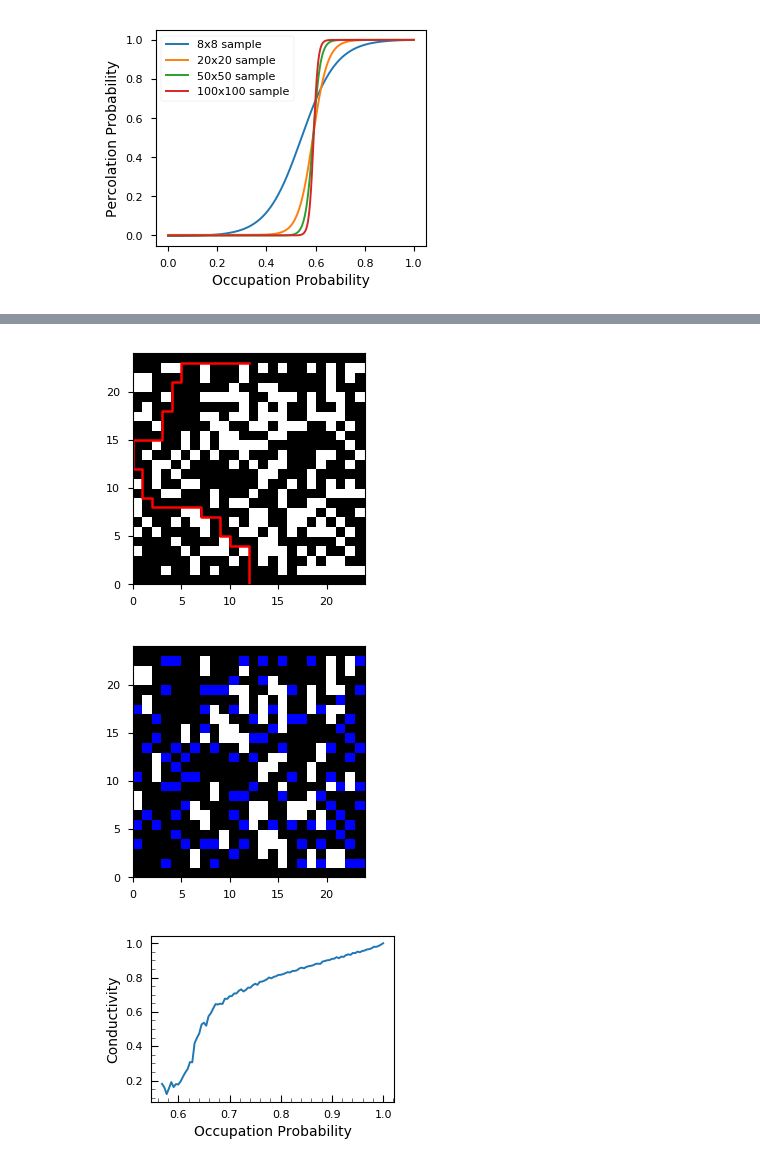
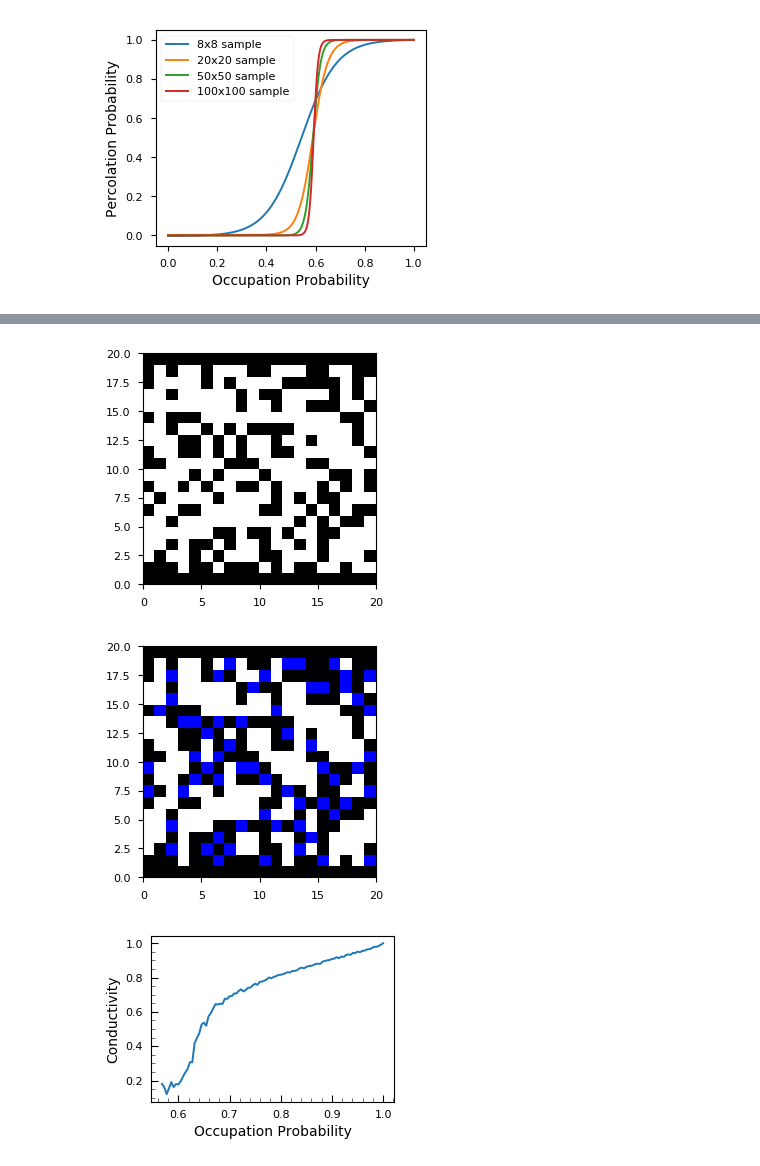
Before and after one commit to prabowobagas/Jupyter-Notebook-Thesis, a Jupyter notebook: Weekly Journal.ipynb, the cells around one changed output, grey strips where cells are left out. Cells and saved outputs as stored; diff of their text form; code cells hidden in the pictures.

```diff
--- a/Weekly Journal.ipynb
+++ b/Weekly Journal.ipynb
@@ -804,8 +809,8 @@ def shortest10_paths(width, height, occupation_probability):
 
 
 
-width =  24      #Keep sample even. If odd, change the start/goal coordinate starting coordinate
-height = 24
+width =  20        #Keep sample even. If odd, change the start/goal coordinate starting coordinate
+height = 20
 resistance_array = []
 path_num_avg = []
 
@@ -819,7 +824,7 @@ f = IntProgress(min=0, max=len(occupy_range), description = 'Progress:')
 display(f)
 progress = 0
 
-for occupy in [0.6]:        # set occupy range here
+for occupy in [0.4]:        # set occupy range here
     occupation_probability = occupy
     sample_resistance = []
     indv_path_num = []
@@ -833,35 +838,35 @@ for occupy in [0.6]:        # set occupy range here
     indv_path_num = [x for x in indv_path_num if x != 0]
 
     if sum(sample_resistance) == 0:
         resistance_array.append(0)
         path_num_avg.append(0)
     else:
         average_resistance = np.average(sample_resistance)
         average_path_number = np.average(indv_path_num)
 
         resistance_array.append(average_resistance)
         path_num_avg.append(average_path_number)  #resistance_array => average resistance on the sample after looped
 
     progress += 1
     f.value = progress
 
 
 # data = list(zip(path_num_avg, resistance_array, occupy_range))
 # df = pd.DataFrame(data, columns=['Number of Paths', 'Resistance','Occupation Probability'])
 # df.to_csv('PercSimData\\Sample_resistance\\sample_property_25path_search_num=' + str(num) + '.txt', sep='\t', index=False)
 
 
 # ax1.tick_params(axis = 'both', which = 'major', labelsize = 10)
 # fig1 = plt.figure(1)
 # ax = fig1.add_subplot(1, 1, 1)
 # ax.plot(occupy_range,resistance_array)
 
 # ax.set_ylabel('Resistance',fontsize=11)
 # Note that there are precision issue. nanmean is f4 precision.
 # %% [output]
 [interactive output not drawn]
-[figure, old version]
+[figure, new version]
-[figure, old version]
+[figure, new version]
 # %%
 # data = list(zip(occupy_range,resistance_array))
 # df = pd.DataFrame(data, columns=['Occupation Probability', 'Resistance'])
```
Also changed, not shown: parts of 2 cells of this notebook, 31 other files.
